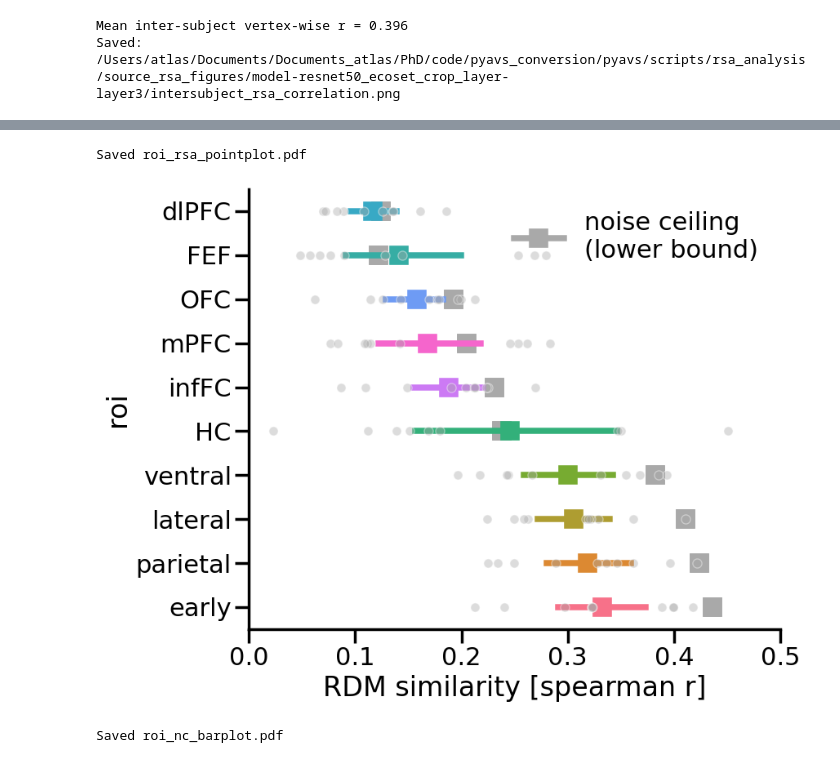
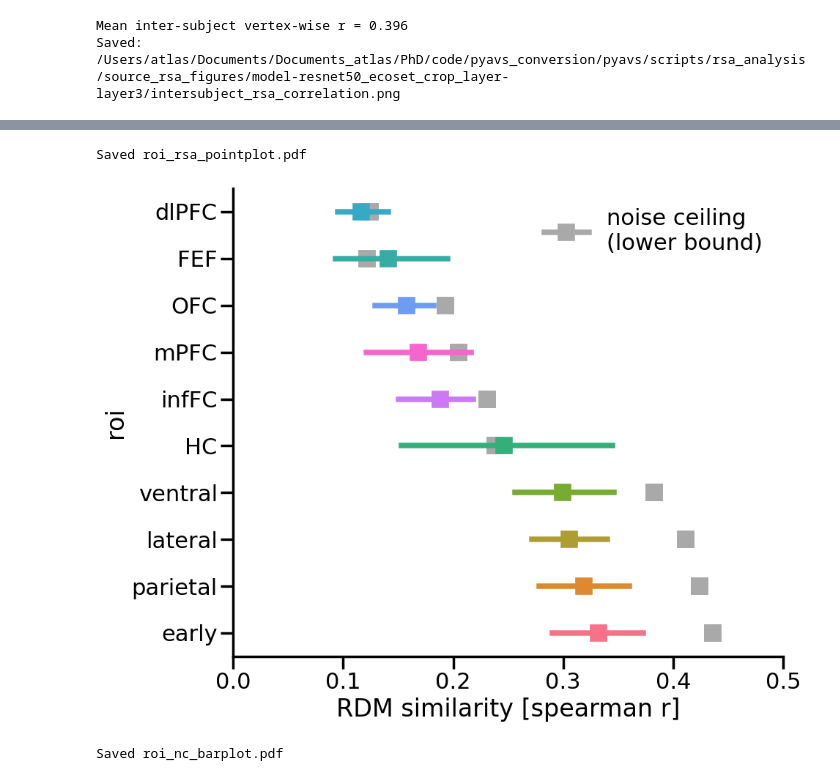
Before and after one commit to KietzmannLab/pyavs, a Jupyter notebook: scripts/rsa_analysis/plot_source_rsa_brain.ipynb, the cells around one changed output, grey strips where cells are left out. Drawn from its saved outputs; the diff is of its cells as text; code cells hidden in the pictures.

Commit message:
pre spearman source rsa fix

```diff
--- a/scripts/rsa_analysis/plot_source_rsa_brain.ipynb
+++ b/scripts/rsa_analysis/plot_source_rsa_brain.ipynb
@@ -625,3 +625,26 @@ print(nc_df)
 17     infFC   rh  0.260114
 18      mPFC   lh  0.206981
 19      mPFC   rh  0.202584
+# %%
+
+# ── Source data export ────────────────────────────────────────────────────────
+# Count unique vertices per ROI × hemisphere (union across sub-labels)
+n_sources_rows = []
+for roi, hemi_labels in roi_labels.items():
+    for hemi, labels in hemi_labels.items():
+        all_verts = set()
+        for lbl in labels:
+            all_verts.update(lbl.vertices.tolist())
+        n_sources_rows.append({'roi': roi, 'hemi': hemi, 'n_sources': len(all_verts)})
+
+n_sources_df = pd.DataFrame(n_sources_rows)
+
+# Merge n_sources into roi_df and nc_df
+roi_df_out = roi_df.merge(n_sources_df, on=['roi', 'hemi'], how='left')
+
+source_data_dir = os.path.join(output_dir, 'source_data')
+os.makedirs(source_data_dir, exist_ok=True)
+
+roi_df_out.to_csv(os.path.join(source_data_dir, 'source_rsa_roi_source_data.csv'), index=False)
+print(f'Saved per-subject ROI source data → source_data/source_rsa_roi_source_data.csv')
+print(roi_df_out.to_string(index=False))
@@ -629,7 +771,7 @@ print(nc_df)
 # sort by mean RSA across subjects
 roi_order = roi_df.groupby('roi')['rsa'].mean().sort_values(ascending=True).index.tolist()
 #
-plt.figure(figsize=(9, 7))
+plt.figure(figsize=(10, 8))
 sns.pointplot(
     data=roi_df,
     y='roi',
@@ -640,50 +782,50 @@ sns.pointplot(
     orient='h', markers='s',
 )#
 #show the subjects as faint points
-sns.stripplot(
-    data=roi_df,
-    x='rsa',
-    y='roi',
-    order=roi_order,
-    color='darkgrey',
-    alpha=0.4,
-    jitter=False,dodge=True,
-    size=8, edgecolor='white', linewidth=1, orient='h'
-)
+# sns.stripplot(
+#     data=roi_df,
+#     x='rsa',
+#     y='roi',
+#     order=roi_order,
+#     color='darkgrey',
+#     alpha=0.4,
+#     jitter=False,dodge=True,
+#     size=8, edgecolor='white', linewidth=1, orient='h'
+# )
 # line at 0
 #plt.axhline(0, color='black', linestyle='--', alpha=0.5)
 plt.ylabel('roi')
 plt.xlabel('RDM similarity [spearman r]')
 sns.despine()
 plt.tight_layout()
 plt.savefig(
     os.path.join(output_dir, 'roi_rsa_pointplot.pdf'),
     dpi=300, bbox_inches='tight'
 )
 # set xlimit to [0, 1] for better visualisation
 
 #plt.close()
 
 # plot the noise ceiling values as Error bars on top of the RSA bars
 if nc_df is not None:
     for idx, row in nc_df.iterrows():
         roi = row['roi']
         nc = row['nc']
         sns.pointplot(x='nc', y='roi', data=nc_df[nc_df['roi'] == roi], color='darkgray', label='noise ceiling\n(lower bound)' if idx == 0 else None,
                         order=roi_order, orient='h', markers="s", errorbar=None, zorder =0)
     plt.legend(frameon=False)
 
     plt.xlim(0, 0.5)  # set xlimit to [0, 1] for better visualisation
     plt.savefig(
         os.path.join(output_dir, 'roi_rsa_pointplot_with_nc.pdf'),
         dpi=300, bbox_inches='tight'
     )
 
 
 print('Saved roi_rsa_pointplot.pdf')
 # %% [output]
 Saved roi_rsa_pointplot.pdf
-[figure, old version]
+[figure, new version]
 # %%
 if not nc_df.empty:
     nc_order = nc_df.groupby('roi')['nc'].mean().sort_values(ascending=True).index.tolist()
```
Also changed, not shown: parts of 2 cells of this notebook, 3 other files.
